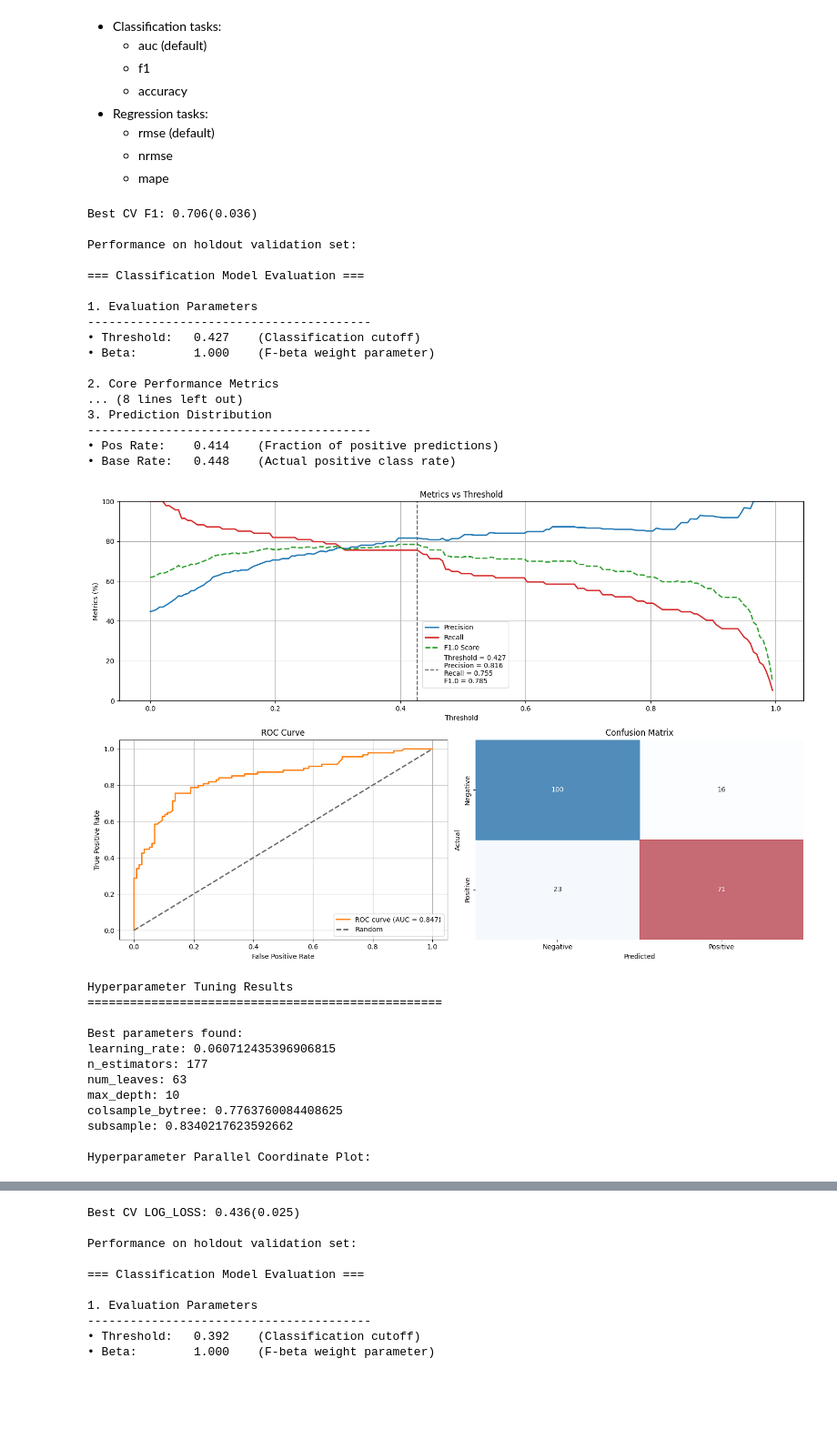
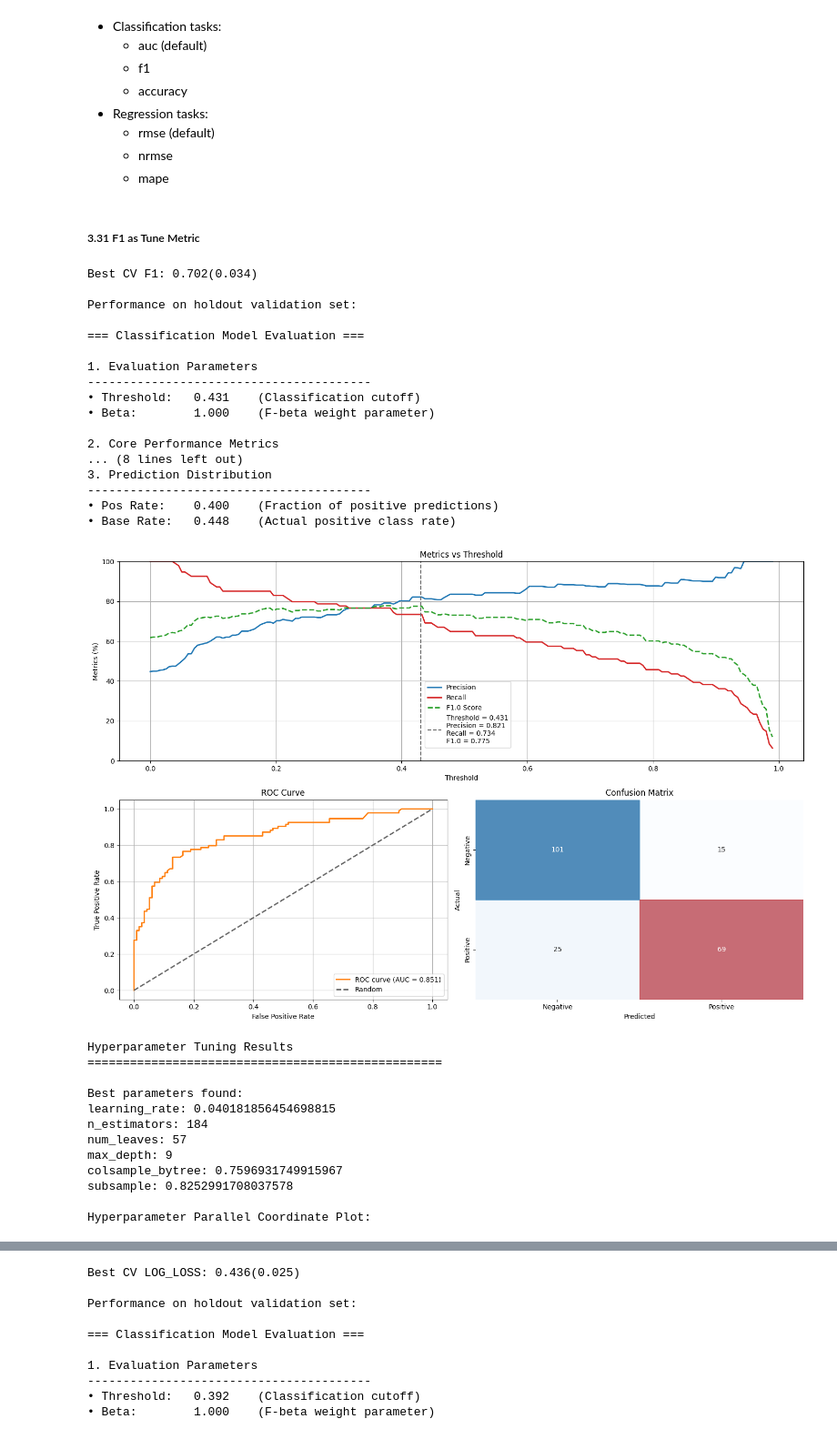
Before and after one commit to MenaWANG/mlarena, a Jupyter notebook: examples/2.advanced_usage.ipynb, the cells around one changed output, grey strips where cells are left out. Shown at 91% size. Cells and saved outputs as stored; diff of their text form; code cells hidden in the pictures; blank space fills up the shorter version.

```diff
--- a/examples/2.advanced_usage.ipynb
+++ b/examples/2.advanced_usage.ipynb
@@ -435,50 +435,51 @@ The metrics the `tune` method can optimize include
     - rmse (default)
     - nrmse
     - mape
+# %% [markdown]
+##### 3.31 F1 as Tune Metric
 # %%
 best_lgb_f1 = ML_PIPELINE.tune(X_train_full, y_train_full,
                           algorithm=lgb.LGBMClassifier,
                           tune_metric='f1',
                           preprocessor=PreProcessor(
                               target_encode_cols=encoding_recommendations["target_encode_cols"],
                           ),
                           param_ranges=lgb_param_ranges,
                           beta=1,
                           max_evals=100,
-                          patience=10,
-                          n_startup_trials=10,
+                          early_stopping=20,
                           verbose=-1,
                           cv=3,
                           cv_variance_penalty=0.3,
                           log_best_model=False)
 # %% [output]
-Best CV F1: 0.706(0.036)
+Best CV F1: 0.702(0.034)
 
 Performance on holdout validation set:
 
 === Classification Model Evaluation ===
 
 1. Evaluation Parameters
 ----------------------------------------
-• Threshold:   0.427    (Classification cutoff)
+• Threshold:   0.431    (Classification cutoff)
 • Beta:        1.000    (F-beta weight parameter)
 
 2. Core Performance Metrics
 ... (8 lines left out)
 3. Prediction Distribution
 ----------------------------------------
-• Pos Rate:    0.414    (Fraction of positive predictions)
+• Pos Rate:    0.400    (Fraction of positive predictions)
 • Base Rate:   0.448    (Actual positive class rate)
-[figure, old version]
+[figure, new version]
 Hyperparameter Tuning Results
 ==================================================
 
 Best parameters found:
-learning_rate: 0.060712435396906815
-n_estimators: 177
-num_leaves: 63
-max_depth: 10
-colsample_bytree: 0.7763760084408625
-subsample: 0.8340217623592662
+learning_rate: 0.040181856454698815
+n_estimators: 184
+num_leaves: 57
+max_depth: 9
+colsample_bytree: 0.7596931749915967
+subsample: 0.8252991708037578
 
 Hyperparameter Parallel Coordinate Plot:
```
Also changed, not shown: parts of 6 cells of this notebook, 5 other files.
